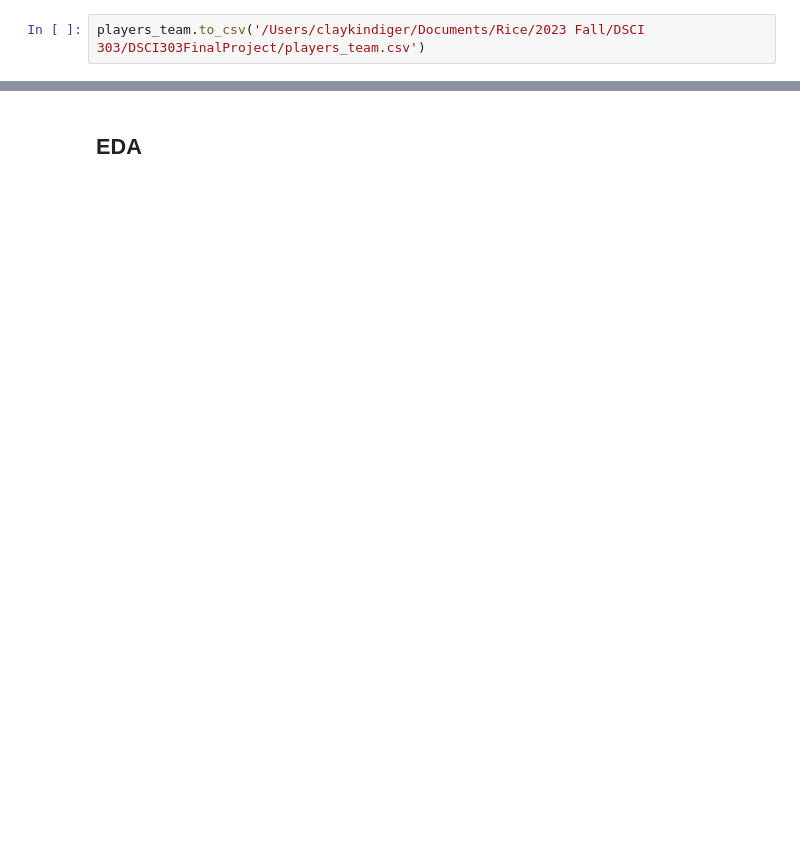
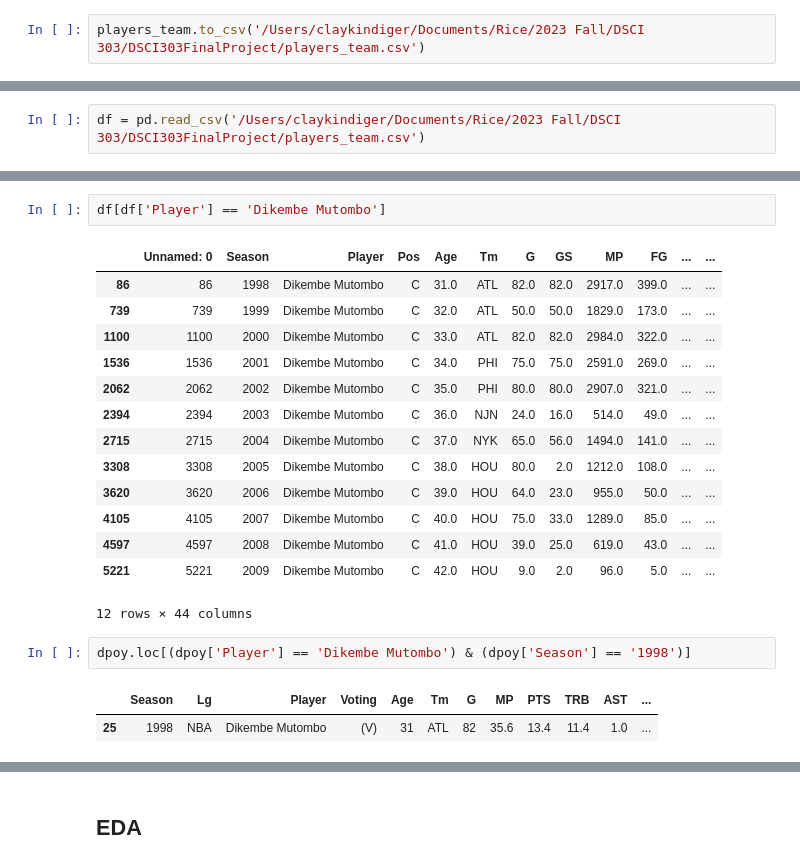
Before and after one commit to claykindiger/DSCI303FinalProject, a Jupyter notebook: Exercise4ForProject.ipynb, the cells around one changed output, grey strips where cells are left out. Cells and saved outputs as stored; diff of their text form; blank space fills up the shorter version.

```diff
--- a/Exercise4ForProject.ipynb
+++ b/Exercise4ForProject.ipynb
@@ -461,0 +282,2 @@ players_team.mvp.value_counts()
+# %%
+df = pd.read_csv('/Users/claykindiger/Documents/Rice/2023 Fall/DSCI 303/DSCI303FinalProject/players_team.csv')
@@ -461,0 +303,22 @@ players_team.mvp.value_counts()
+# %%
+df[df['Player'] == 'Dikembe Mutombo']
+# %% [output]
+|  | Unnamed: 0 | Season | Player | Pos | Age | Tm | G | GS | MP | FG | ... | ... |
+| 86 | 86 | 1998 | Dikembe Mutombo | C | 31.0 | ATL | 82.0 | 82.0 | 2917.0 | 399.0 | ... | ... |
+| 739 | 739 | 1999 | Dikembe Mutombo | C | 32.0 | ATL | 50.0 | 50.0 | 1829.0 | 173.0 | ... | ... |
+| 1100 | 1100 | 2000 | Dikembe Mutombo | C | 33.0 | ATL | 82.0 | 82.0 | 2984.0 | 322.0 | ... | ... |
+| 1536 | 1536 | 2001 | Dikembe Mutombo | C | 34.0 | PHI | 75.0 | 75.0 | 2591.0 | 269.0 | ... | ... |
+| 2062 | 2062 | 2002 | Dikembe Mutombo | C | 35.0 | PHI | 80.0 | 80.0 | 2907.0 | 321.0 | ... | ... |
+| 2394 | 2394 | 2003 | Dikembe Mutombo | C | 36.0 | NJN | 24.0 | 16.0 | 514.0 | 49.0 | ... | ... |
+| 2715 | 2715 | 2004 | Dikembe Mutombo | C | 37.0 | NYK | 65.0 | 56.0 | 1494.0 | 141.0 | ... | ... |
+| 3308 | 3308 | 2005 | Dikembe Mutombo | C | 38.0 | HOU | 80.0 | 2.0 | 1212.0 | 108.0 | ... | ... |
+| 3620 | 3620 | 2006 | Dikembe Mutombo | C | 39.0 | HOU | 64.0 | 23.0 | 955.0 | 50.0 | ... | ... |
+| 4105 | 4105 | 2007 | Dikembe Mutombo | C | 40.0 | HOU | 75.0 | 33.0 | 1289.0 | 85.0 | ... | ... |
+| 4597 | 4597 | 2008 | Dikembe Mutombo | C | 41.0 | HOU | 39.0 | 25.0 | 619.0 | 43.0 | ... | ... |
+| 5221 | 5221 | 2009 | Dikembe Mutombo | C | 42.0 | HOU | 9.0 | 2.0 | 96.0 | 5.0 | ... | ... |
+12 rows × 44 columns
+# %%
+dpoy.loc[(dpoy['Player'] == 'Dikembe Mutombo') & (dpoy['Season'] == '1998')]
+# %% [output]
+|  | Season | Lg | Player | Voting | Age | Tm | G | MP | PTS | TRB | AST | ... |
+| 25 | 1998 | NBA | Dikembe Mutombo | (V) | 31 | ATL | 82 | 35.6 | 13.4 | 11.4 | 1.0 | ... |
```
Also changed, not shown: parts of 33 cells of this notebook, 1 other file.
